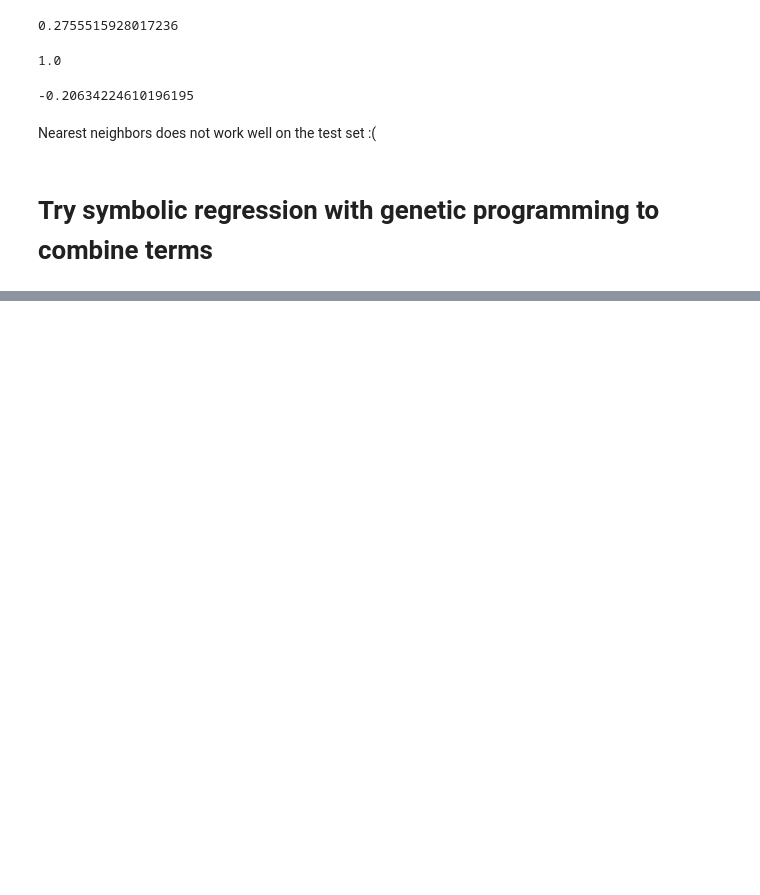
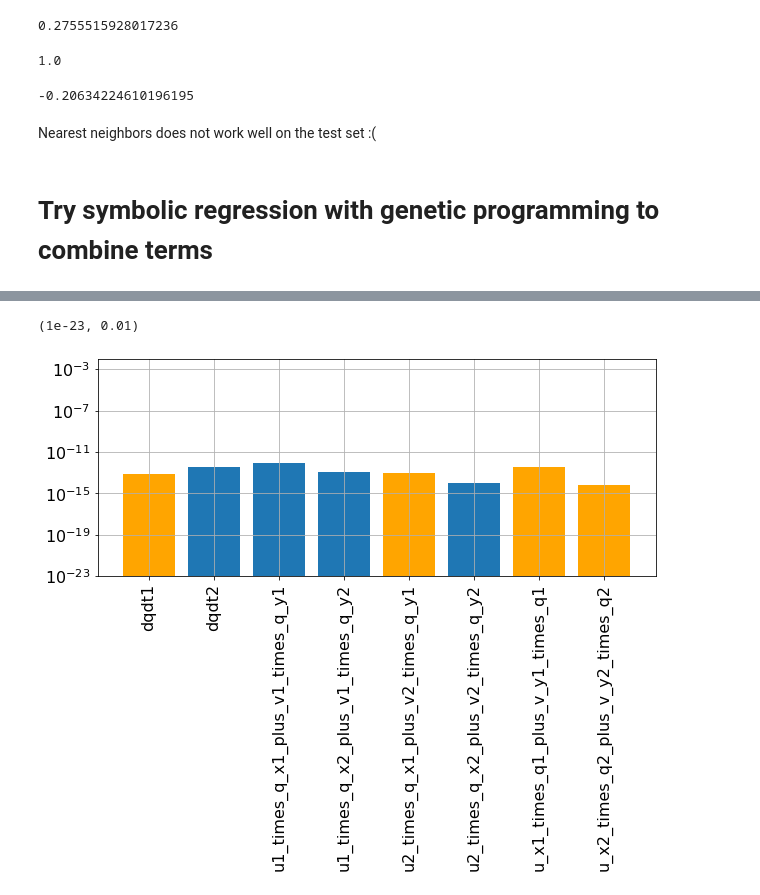
Before and after one commit to Pperezhogin/pyqg_experiments_Ross, a Jupyter notebook: notebooks/symbolic-regression-preliminary-testing-lower-layer.ipynb, the cells around one changed output, grey strips where cells are left out. Drawn from its saved outputs; the diff is of its cells as text; code cells hidden in the pictures; blank space fills up the shorter version.

```diff
--- a/notebooks/symbolic-regression-preliminary-testing-lower-layer.ipynb
+++ b/notebooks/symbolic-regression-preliminary-testing-lower-layer.ipynb
@@ -523,0 +677,11 @@ r2_score(Y_gp,Y1), r2_score(Y_gp2, Y1_test)
+# %%
+plt.figure(figsize=(10,4))
+plt.bar(np.arange(len(lr5.coef_ )), lr5.coef_ * scale3.scale_)
+plt.bar(np.arange(len(lr5.coef_ )), -lr5.coef_ * scale3.scale_, color='orange')
+plt.xticks(np.arange(len(lr5.coef_ )), names3, rotation=90)
+plt.grid()
+plt.yscale('log')
+plt.ylim(1e-23, 1e-2)
+# %% [output]
+(1e-23, 0.01)
+[figure, added]
```
Also changed, not shown: parts of 17 cells of this notebook, 7 other files.
